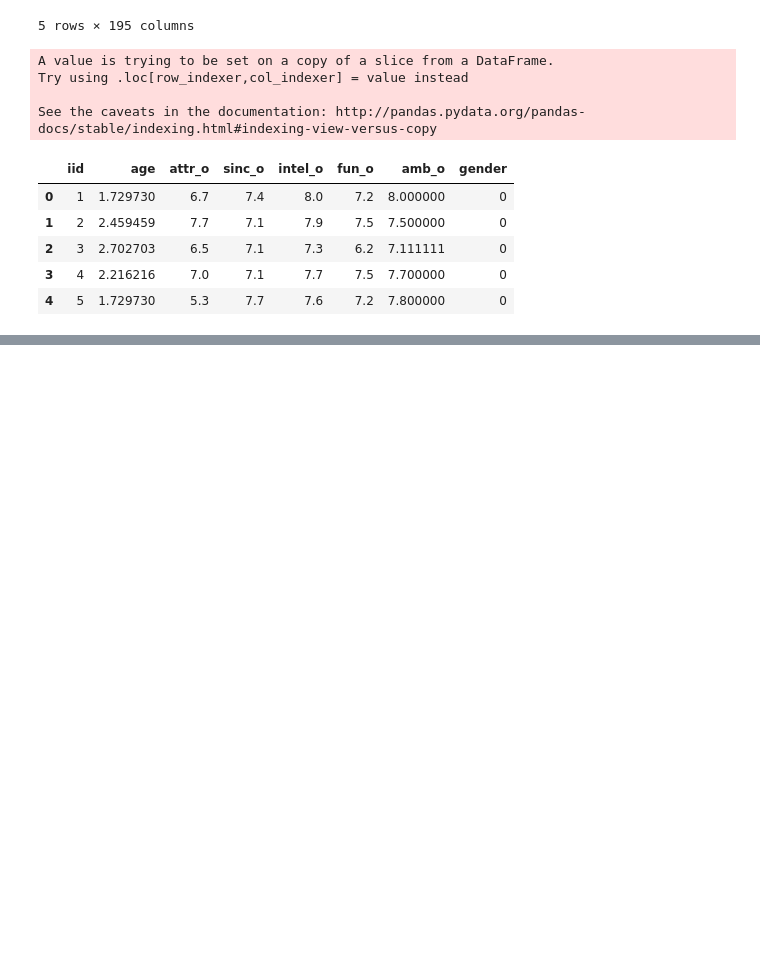
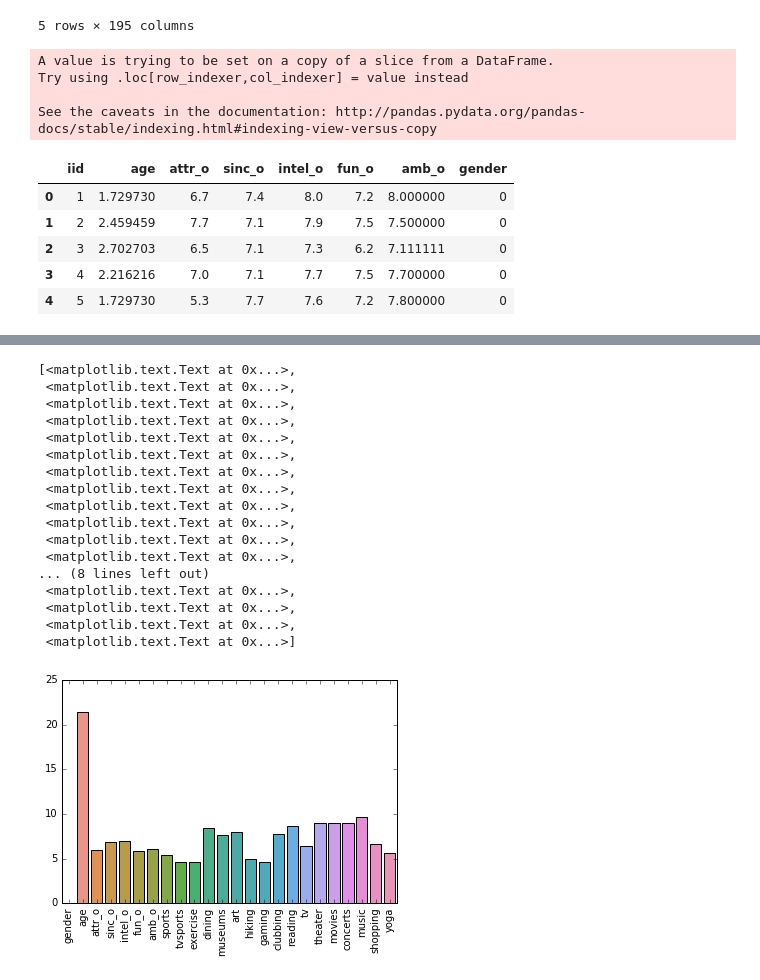
Before and after one commit to whathelll/speed-dating-analysis, a Jupyter notebook: daniel/Neighbours.ipynb, the cells around one changed output, grey strips where cells are left out. Drawn from its saved outputs; the diff is of its cells as text; code cells hidden in the pictures; blank space fills up the shorter version.

```diff
--- a/daniel/Neighbours.ipynb
+++ b/daniel/Neighbours.ipynb
@@ -95,3 +103,3 @@ nearest_neighbours(att_series=my_atts).head()
 # %%
 # Now if you want to find more information about the person of a particular iid, just search in the original df:
-# df[df['iid'] == *enter iid*]
+dopple_df = df[df['iid'].isin(neighbour_ids)][['iid', 'pid', 'dec_o', 'attr_o', 'sinc_o', 'intel_o', 'fun_o', 'amb_o']]
@@ -97,0 +135,8 @@ nearest_neighbours(att_series=my_atts).head()
+# %%
+# Get the mean of the attributes/interests of all the people that said yes to ALL of our nearest neighbours
+person_df = df[cols+atts+interests][df['iid'].isin(id_list)]
+person_means = person_df.groupby('iid').mean()
+# Compare with the mean_df above
+difference_ser = person_means.mean() - mean_df
+# print info_list.append(person_df.mean())
+difference_ser
@@ -97,0 +161,24 @@ nearest_neighbours(att_series=my_atts).head()
+# %%
+x = person_means.mean().index
+y = person_means.mean().values
+ax = sns.barplot(x, y)
+ax.set_xticklabels(labels=x, rotation=90)
+# %% [output]
+[<matplotlib.text.Text at 0x...>,
+ <matplotlib.text.Text at 0x...>,
+ <matplotlib.text.Text at 0x...>,
+ <matplotlib.text.Text at 0x...>,
+ <matplotlib.text.Text at 0x...>,
+ <matplotlib.text.Text at 0x...>,
+ <matplotlib.text.Text at 0x...>,
+ <matplotlib.text.Text at 0x...>,
+ <matplotlib.text.Text at 0x...>,
+ <matplotlib.text.Text at 0x...>,
+ <matplotlib.text.Text at 0x...>,
+ <matplotlib.text.Text at 0x...>,
+... (8 lines left out)
+ <matplotlib.text.Text at 0x...>,
+ <matplotlib.text.Text at 0x...>,
+ <matplotlib.text.Text at 0x...>,
+ <matplotlib.text.Text at 0x...>]
+[figure, added]
```
Also changed, not shown: parts of 10 cells of this notebook, 1 other file.
